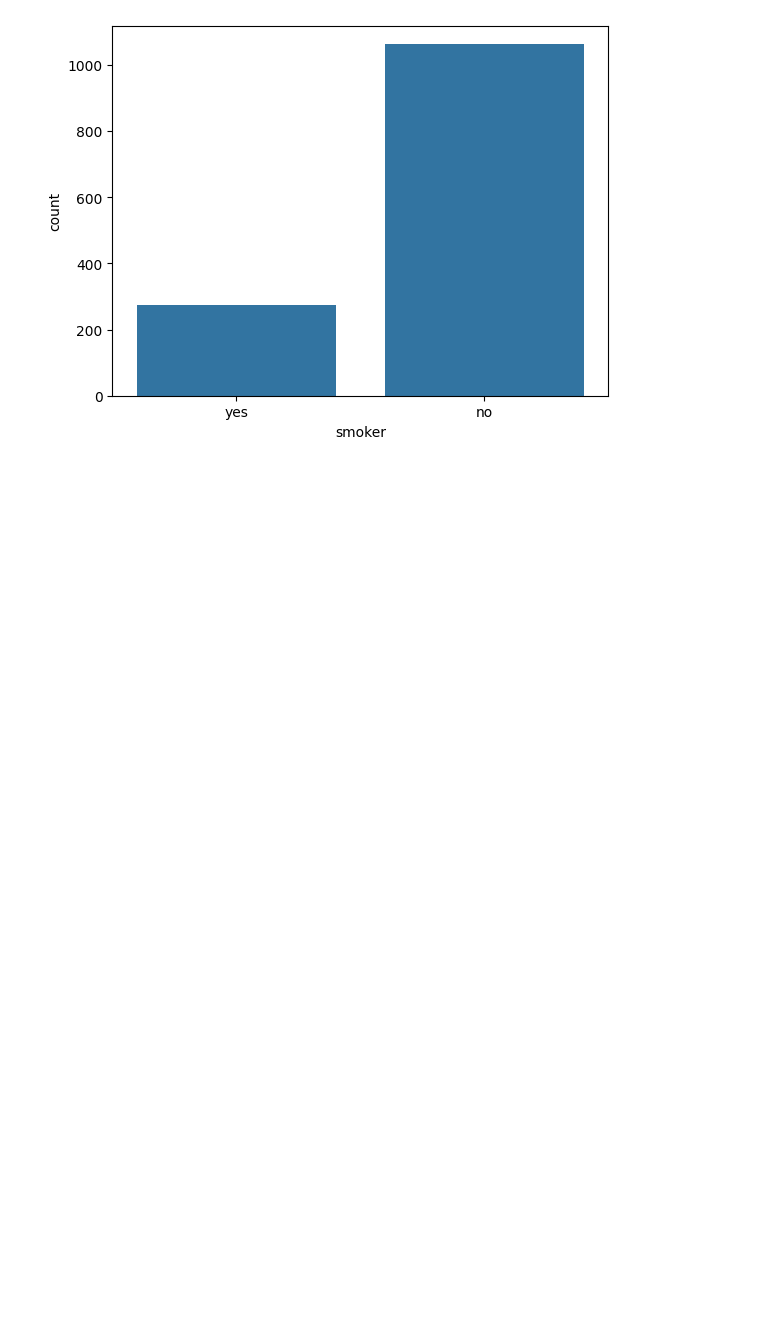
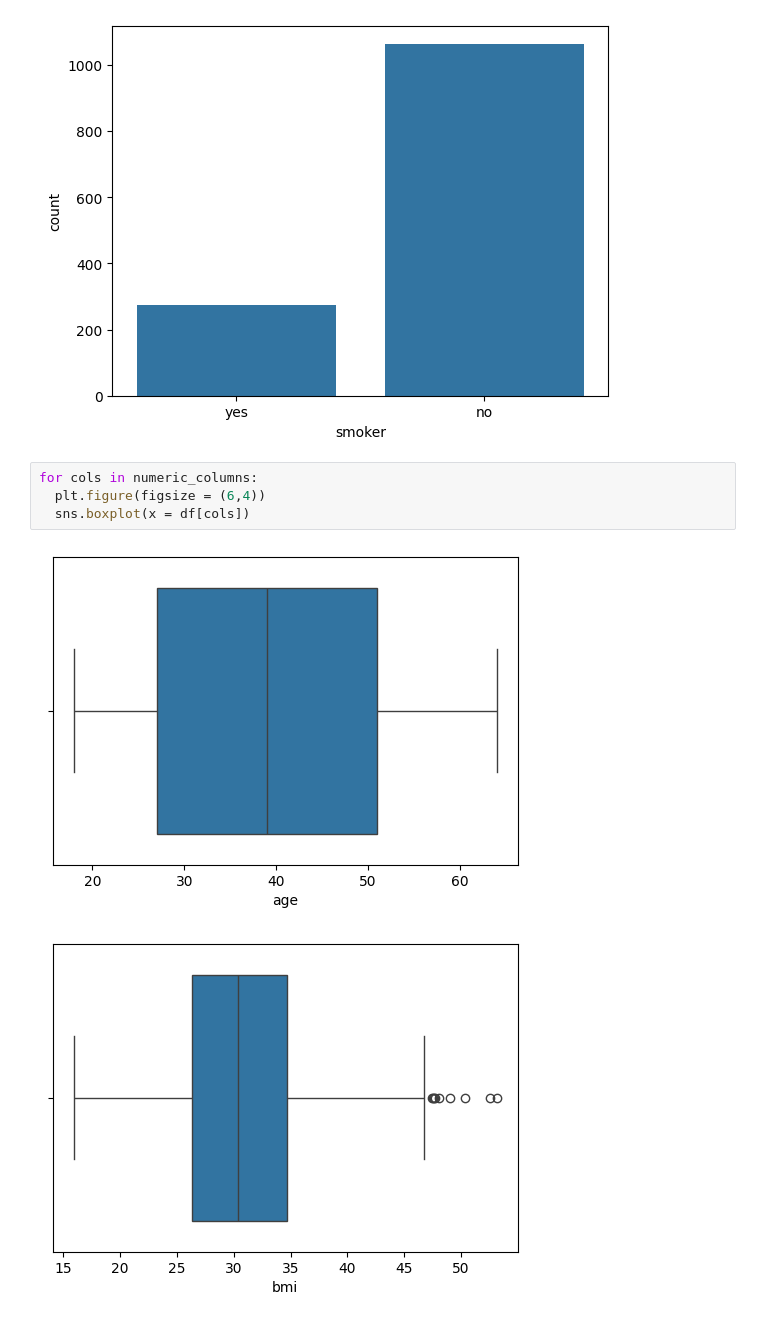
Before and after one commit to Avinash01715/ML-practice-notebook, a Jupyter notebook: Projects/Project_1.ipynb, the cells around one changed output. Drawn from its saved outputs; the diff is of its cells as text; blank space fills up the shorter version.

Commit message:
box-plot

```diff
--- a/Projects/Project_1.ipynb
+++ b/Projects/Project_1.ipynb
@@ -84,3 +84,10 @@ sns.countplot(x = df['smoker'])
 # %% [output]
 <Axes: xlabel='smoker', ylabel='count'>
 [figure]
+# %%
+for cols in numeric_columns:
+  plt.figure(figsize = (6,4))
+  sns.boxplot(x = df[cols])
+# %% [output]
+[figure, added]
+[figure, added]
```
Also changed, not shown: parts of 1 cell of this notebook.
